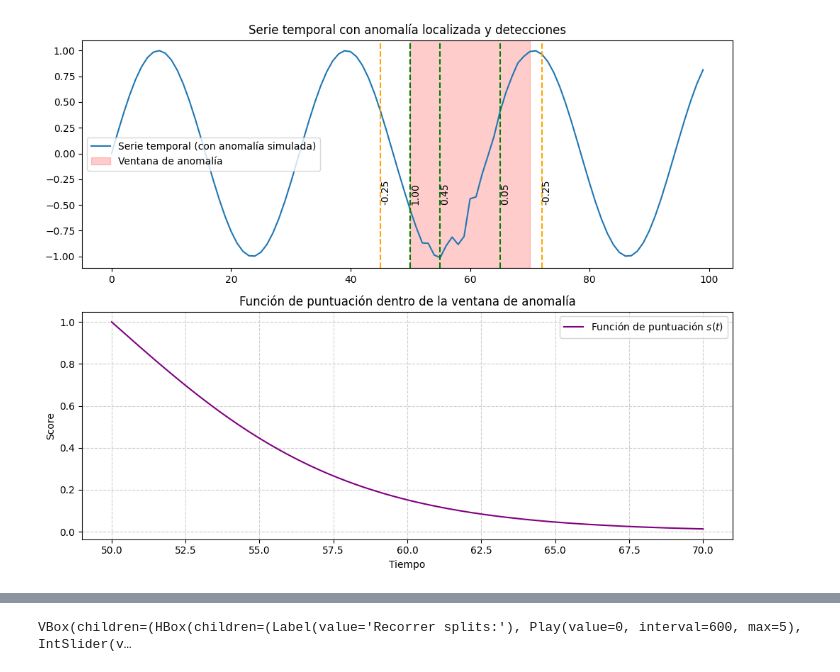
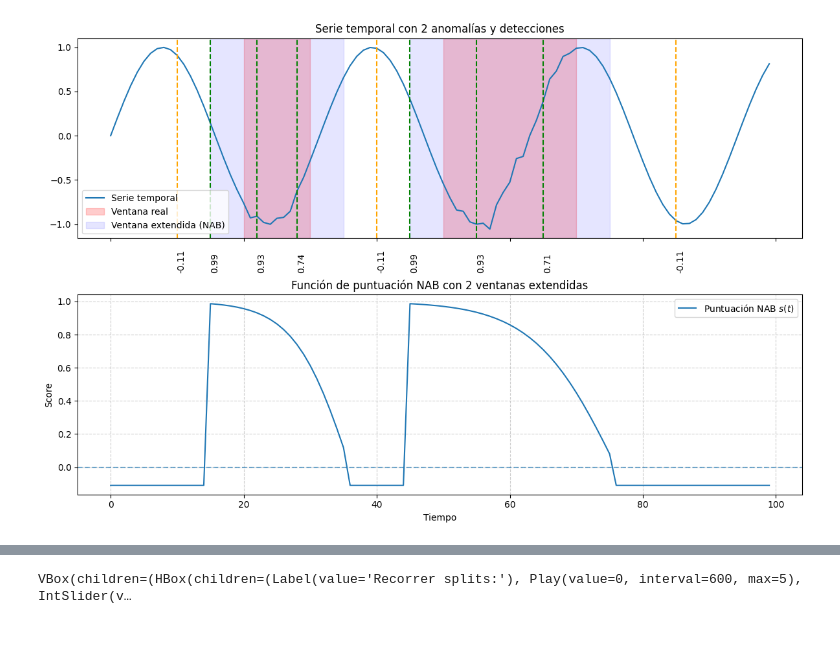
Before and after one commit to PabloAC04/MDF-ANOMALY-DETECTION, a Jupyter notebook: 04_validacion.ipynb, the cells around one changed output, grey strips where cells are left out. Cells and saved outputs as stored; diff of their text form; code cells hidden in the pictures; blank space fills up the shorter version.

```diff
--- a/04_validacion.ipynb
+++ b/04_validacion.ipynb
@@ -124,65 +150,79 @@ A continuación, un pequeño ejemplo para entender cómo funciona este sistema.
 # %%
 import numpy as np
 import matplotlib.pyplot as plt
+from modelos.validation_metrics import nab_reward, extend_window
 
-# Definimos una ventana de anomalía entre t=50 y t=70
-anomaly_start, anomaly_end = 50, 70
+# Configuración base
+n = 100
+anomalies = [(20, 30), (50, 70)]  # dos anomalías reales
 
-# Parámetros de aplicación
-A_TP = 1.0   # recompensa máxima por detección temprana
-A_FP = 0.25   # penalización por falso positivo
-k = 5       # pendiente de la sigmoide
+# Extender ventanas al estilo NAB
+extended_anomalies = [extend_window(s, e, n, ratio=0.2, min_ext=5) for (s, e) in anomalies]
 
-# Fórmula del .md (sigmoide decreciente de recompensa)
-def nab_score(detection, start, end, A_TP=1.0, A_FP=0.5, k=10):
-    if start <= detection <= end:
-        x = (detection - start) / (end - start)  # normalización [0,1]
-        score = A_TP * (1 / (1 + np.exp(k * x))) * 2
-        return score
-    else:
-        return -A_FP
+# Perfiles (NAB estándar)
+A_TP = 1.0
+A_FP = 0.11
+A_FN = 1.0
 
-# Simulamos detecciones
-detections = [45, 50, 55, 65, 72]
-scores = [nab_score(d, anomaly_start, anomaly_end, A_TP, A_FP, k) for d in detections]
+# --- Simulamos detecciones ---
+detections = [10, 15, 22, 28, 40, 45, 55, 65, 85]  # algunas en cada zona
 
-# Serie temporal con anomalía
-time = np.arange(0, 100)
+def score_detection(t):
+    # Si está dentro de alguna ventana extendida → usar nab_reward
+    for (s_ext, e_ext) in extended_anomalies:
+        if s_ext <= t <= e_ext:
+            return nab_reward(t, s_ext, e_ext, A_TP=A_TP)
+    # Si está fuera de todas → penalización FP
+    return -A_FP
+
+scores = [score_detection(d) for d in detections]
+
+# --- Serie con anomalías simuladas ---
+time = np.arange(0, n)
 series = np.sin(time/5)
 
-window_length = anomaly_end - anomaly_start
-noise = np.random.normal(0, 0.1, window_length)
-gaussian_mask = np.exp(-0.5 * ((np.linspace(-2, 2, window_length))**2))
-series[anomaly_start:anomaly_end] += noise * gaussian_mask
+for (s, e) in anomalies:
+    length = e - s
+    noise = np.random.normal(0, 0.1, length)
+    gaussian_mask = np.exp(-0.5 * ((np.linspace(-2, 2, length))**2))
+    series[s:e] += noise * gaussian_mask
 
-# Figura
-fig, axes = plt.subplots(2, 1, figsize=(10,8))
+# --- Figura ---
+fig, axes = plt.subplots(2, 1, figsize=(12, 8), sharex=True)
 
-# --- Subplot 1 ---
-axes[0].plot(time, series, label="Serie temporal (con anomalía simulada)")
-axes[0].axvspan(anomaly_start, anomaly_end, color="red", alpha=0.2, label="Ventana de anomalía")
+# Subplot 1: serie + ventanas + detecciones
+axes[0].plot(time, series, label="Serie temporal")
+for (s, e) in anomalies:
+    axes[0].axvspan(s, e, color="red", alpha=0.2, label="Ventana real" if s == anomalies[0][0] else "")
+for (s_ext, e_ext) in extended_anomalies:
+    axes[0].axvspan(s_ext, e_ext, color="blue", alpha=0.1, label="Ventana extendida (NAB)" if s_ext == extended_anomalies[0][0] else "")
 
 for d, s in zip(detections, scores):
-    axes[0].axvline(d, color="green" if s > 0 else "orange", linestyle="--")
-    # Colocar la etiqueta encima del valor de la serie
-    y_pos = -0.5
-    axes[0].text(d, y_pos, f"{s:.2f}", rotation=90, va="bottom")
+    axes[0].axvline(d, color=("green" if s > 0 else "orange"), linestyle="--")
+    axes[0].text(d, series.min() - 0.5, f"{s:.2f}", rotation=90, va="bottom")
 
 axes[0].legend()
-axes[0].set_title("Serie temporal con anomalía localizada y detecciones")
+axes[0].set_title("Serie temporal con 2 anomalías y detecciones")
 
-# --- Subplot 2 ---
-t_vals = np.linspace(anomaly_start, anomaly_end, 200)
-s_vals = [nab_score(t, anomaly_start, anomaly_end, A_TP, A_FP, k) for t in t_vals]
+# Subplot 2: curva de puntuación NAB en todo el rango temporal
+t_vals = np.arange(0, n)
+def piecewise_score(t):
+    for (s_ext, e_ext) in extended_anomalies:
+        if s_ext <= t <= e_ext:
+            return nab_reward(t, s_ext, e_ext, A_TP=A_TP)
+    return -A_FP
 
-axes[1].plot(t_vals, s_vals, color="purple", label="Función de puntuación $s(t)$")
-axes[1].set_title("Función de puntuación dentro de la ventana de anomalía")
+s_vals = [piecewise_score(t) for t in t_vals]
+
+axes[1].plot(t_vals, s_vals, label="Puntuación NAB $s(t)$")
+axes[1].axhline(0.0, linestyle="--", alpha=0.6)
+axes[1].set_title("Función de puntuación NAB con 2 ventanas extendidas")
 axes[1].set_xlabel("Tiempo")
 axes[1].set_ylabel("Score")
 axes[1].legend()
 axes[1].grid(True, linestyle="--", alpha=0.6)
 
 plt.tight_layout()
 plt.show()
 # %% [output]
-[figure, old version]
+[figure, new version]
```
Also changed, not shown: parts of 8 cells of this notebook.
